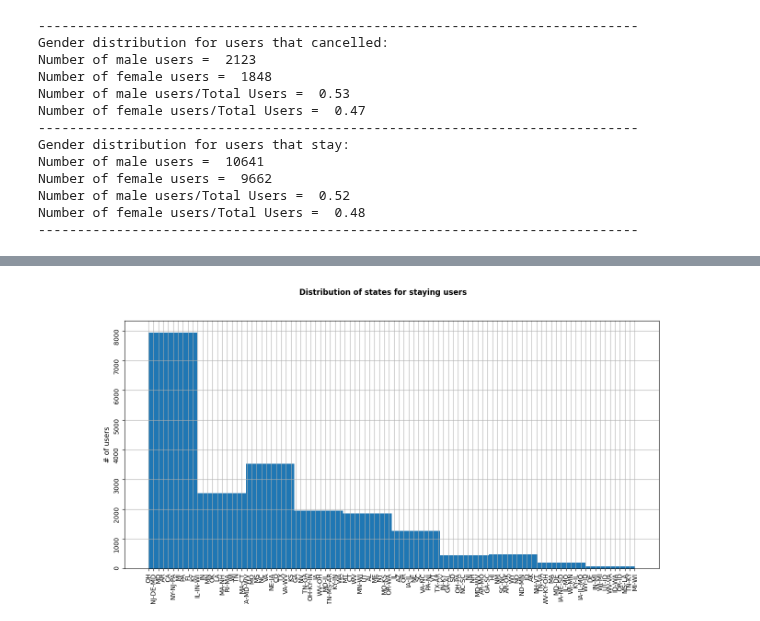
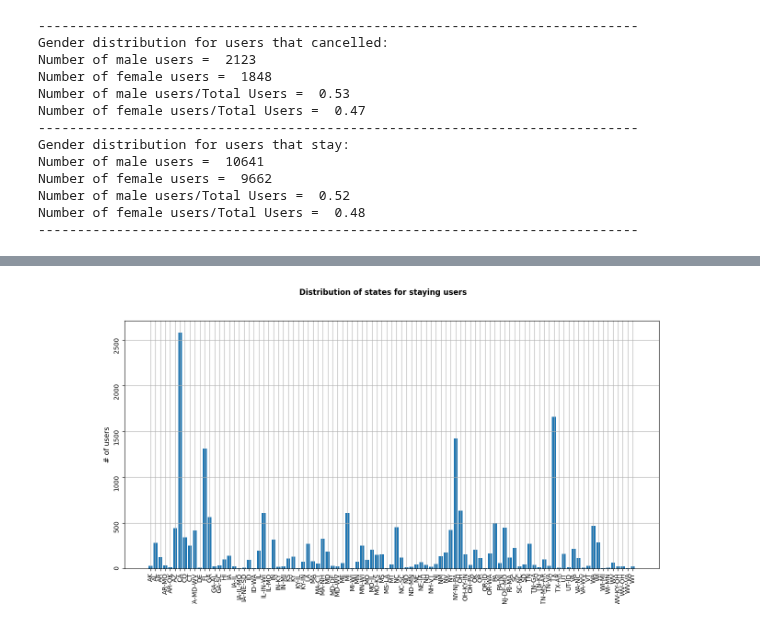
Before and after one commit to russom/DSND-Capstone, a Jupyter notebook: notebooks/Sparkify-project-EMR.ipynb, the cells around one changed output, grey strips where cells are left out. Saved outputs shown, nothing was run; the diff lists cells and outputs as text; code cells hidden in the pictures.

```diff
--- a/notebooks/Sparkify-project-EMR.ipynb
+++ b/notebooks/Sparkify-project-EMR.ipynb
@@ -125,8 +125,12 @@ Number of rows in the dataset:  26259199 ; Number of columns:  18
 # %% [markdown]
 To clean the dataset, we can delete eventual `NaN` in the `userId` and `sessionId` field, and take care of the cases of missing users also:
 # %%
-# Drop NaN
+# Drop NaN in userId, sessionId
 df_user_log_valid = df_user_log.dropna(how = "any", subset = ["userId", "sessionId"])
+
+# Drop NaN in gender, location
+df_user_log_valid = df_user_log.dropna(how = "any", subset = ["gender", "location"])
+
 # Drop empty users
 df_user_log_valid = df_user_log_valid.filter(df_user_log_valid["userId"] != "")
 # %% [output]
@@ -1269,12 +1281,20 @@ canc_user_state = [user_loc[1].split(', ')[1] for user_loc in canc_user_location
 # %%
 # Parse the staying users to collect their location
 staying_user_location = df_user_log_staying.\
-                filter(df_user_log_staying["location"] != "").\
                 groupBy("userId").\
                 agg(F.first("location")).collect()
 
 # Get the state only
-staying_user_state = [user_loc[1].split(', ')[1] for user_loc in staying_user_location]
+stay_user_state = [user_loc[1].split(', ')[1] for user_loc in staying_user_location]
+
+# Count the occurrences and store tham as 2D list
+stay_state_counts_list = [[x, stay_user_state.count(x)] for x in set(stay_user_state)]
+
+# Sort the states alphabetically
+stay_state_counts_list.sort(key=lambda l:l[0])
+
+# Convert to an array, for convenience in slicing
+stay_state_counts = np.array(stay_state_counts_list)
 # %% [output]
 [interactive output not drawn]
 # %%
@@ -1299,18 +1322,21 @@ ax.grid()
 # %%
-# Plot histogram for state location (2/2)
+# Plot bar chart for state location (2/2)
 fig, ax = plt.subplots(1, 1)
 
 fig.suptitle('Distribution of states for staying users', fontsize=12, fontweight='bold')
 fig.set_figheight(7)
 fig.set_figwidth(15)
 
-ax.hist(staying_user_state)
+x_coord = stay_state_counts[0:-1, 0].tolist()
+y_coord = [int(y_c) for y_c in stay_state_counts[0:-1, 1].tolist()]
+
+ax.bar(x_coord, y_coord)
+ax.set_xlabel('States', fontsize=11)
 ax.set_ylabel('# of users', fontsize=11)
 ax.tick_params(labelrotation = 90)
-ax.set_xlabel('States', fontsize=11)
 ax.grid()
 
 %matplot plt
 # %% [output]
 [interactive output not drawn]
-[figure, old version]
+[figure, new version]
```
Also changed, not shown: parts of 11 cells of this notebook, 2 other files.
